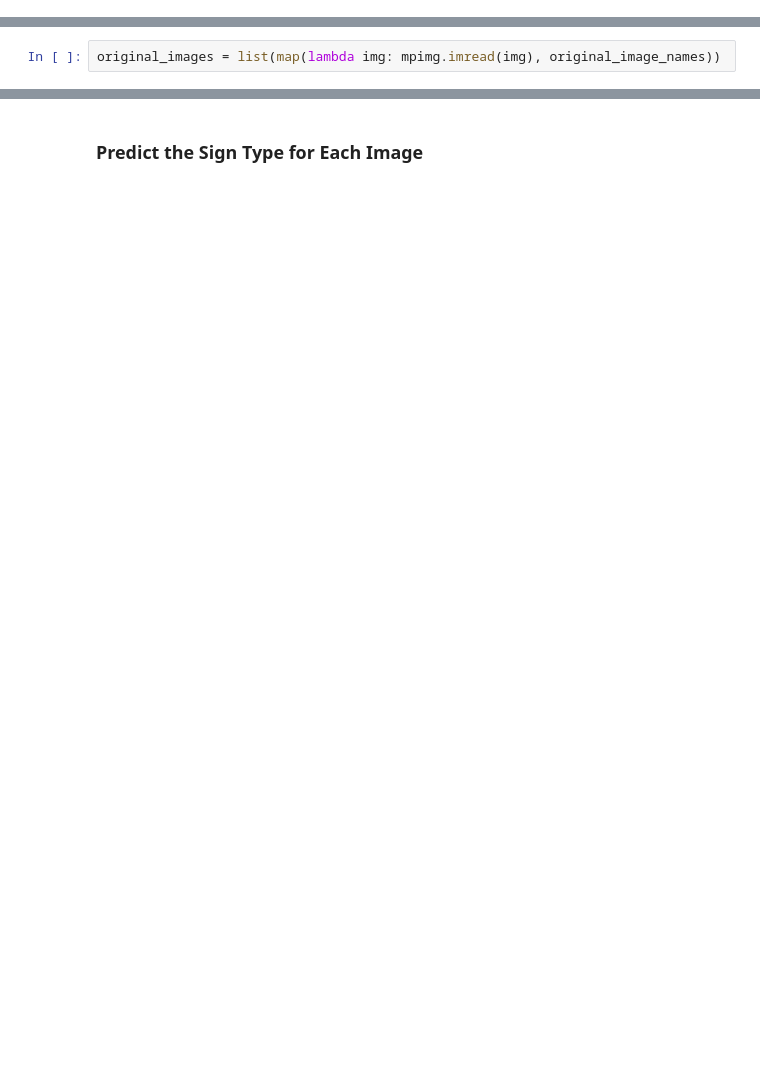
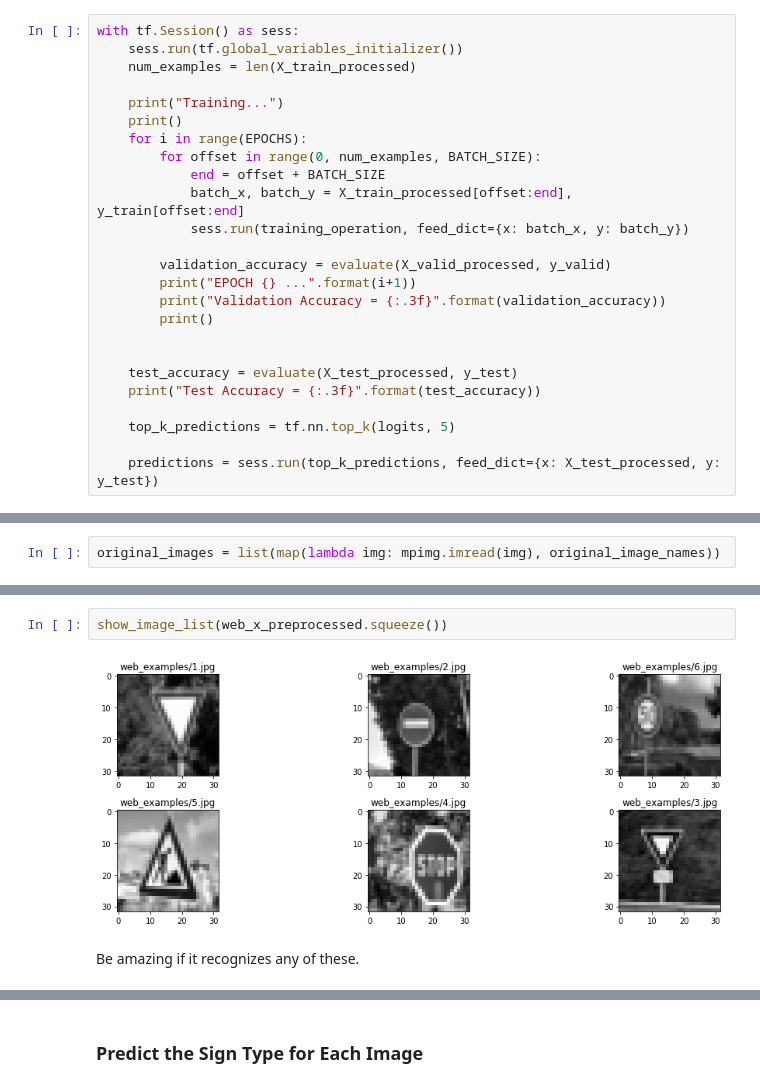
Before and after one commit to fqaiser94/CarND-Traffic-Sign-Classifier-Project, a Jupyter notebook: Traffic_Sign_Classifier-Just code.ipynb, the cells around one changed output, grey strips where cells are left out. Cells and saved outputs as stored; diff of their text form; blank space fills up the shorter version.

```diff
--- a/Traffic_Sign_Classifier-Just code.ipynb
+++ b/Traffic_Sign_Classifier-Just code.ipynb
@@ -1488,2 +1406,27 @@ test set evaluation
 # %% [markdown]
 get top k predictions for each image
+# %%
+with tf.Session() as sess:
+    sess.run(tf.global_variables_initializer())
+    num_examples = len(X_train_processed)
+
+    print("Training...")
+    print()
+    for i in range(EPOCHS):
+        for offset in range(0, num_examples, BATCH_SIZE):
+            end = offset + BATCH_SIZE
+            batch_x, batch_y = X_train_processed[offset:end], y_train[offset:end]
+            sess.run(training_operation, feed_dict={x: batch_x, y: batch_y})
+
+        validation_accuracy = evaluate(X_valid_processed, y_valid)
+        print("EPOCH {} ...".format(i+1))
+        print("Validation Accuracy = {:.3f}".format(validation_accuracy))
+        print()
+
+
+    test_accuracy = evaluate(X_test_processed, y_test)
+    print("Test Accuracy = {:.3f}".format(test_accuracy))
+
+    top_k_predictions = tf.nn.top_k(logits, 5)
+
+    predictions = sess.run(top_k_predictions, feed_dict={x: X_test_processed, y: y_test})
@@ -1582,0 +1608,6 @@ for i in range(38):
+# %%
+show_image_list(web_x_preprocessed.squeeze())
+# %% [output]
+[figure, added]
+# %% [markdown]
+Be amazing if it recognizes any of these.
```
Also changed, not shown: parts of 43 cells of this notebook.
